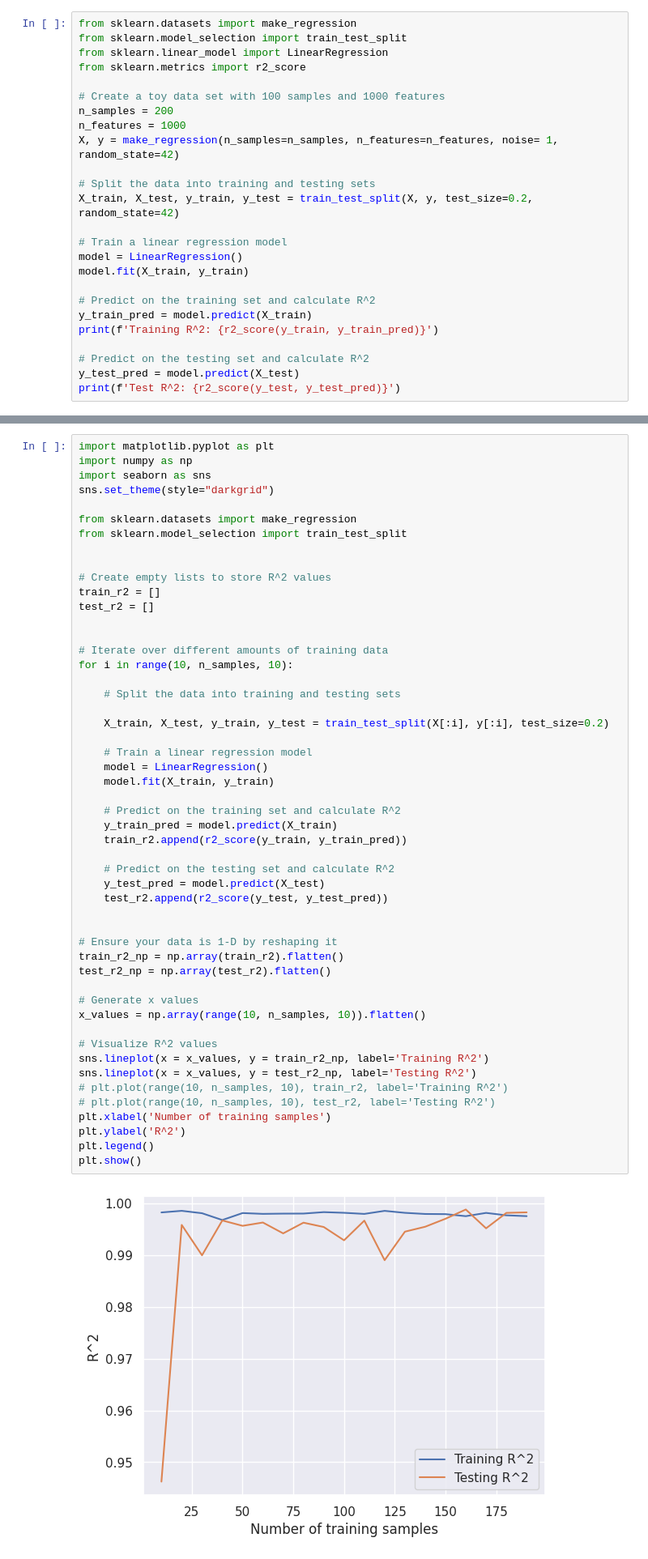
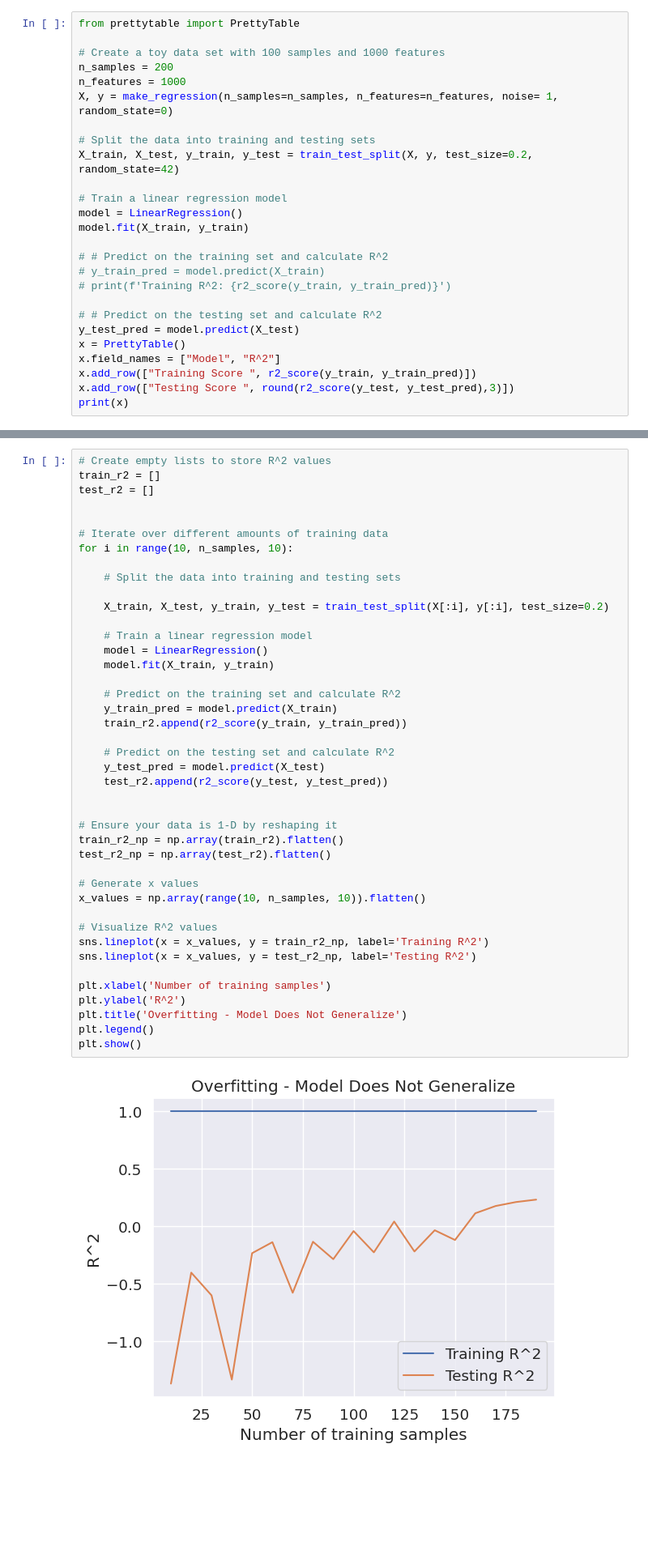
Before and after one commit to JD-DS/R_2_Example, a Jupyter notebook: scratch.ipynb, the cells around one changed output, grey strips where cells are left out. Shown at 81% size. Drawn from its saved outputs; the diff is of its cells as text; blank space fills up the shorter version.

```diff
--- a/scratch.ipynb
+++ b/scratch.ipynb
@@ -1,13 +22,10 @@
 # %%
-from sklearn.datasets import make_regression
-from sklearn.model_selection import train_test_split
-from sklearn.linear_model import LinearRegression
-from sklearn.metrics import r2_score
+from prettytable import PrettyTable
 
 # Create a toy data set with 100 samples and 1000 features
 n_samples = 200
 n_features = 1000
-X, y = make_regression(n_samples=n_samples, n_features=n_features, noise= 1, random_state=42)
+X, y = make_regression(n_samples=n_samples, n_features=n_features, noise= 1, random_state=0)
 
 # Split the data into training and testing sets
 X_train, X_test, y_train, y_test = train_test_split(X, y, test_size=0.2, random_state=42)
@@ -16,11 +34,15 @@ X_train, X_test, y_train, y_test = train_test_split(X, y, test_size=0.2, random_
 model = LinearRegression()
 model.fit(X_train, y_train)
 
-# Predict on the training set and calculate R^2
-y_train_pred = model.predict(X_train)
-print(f'Training R^2: {r2_score(y_train, y_train_pred)}')
+# # Predict on the training set and calculate R^2
+# y_train_pred = model.predict(X_train)
+# print(f'Training R^2: {r2_score(y_train, y_train_pred)}')
 
-# Predict on the testing set and calculate R^2
+# # Predict on the testing set and calculate R^2
 y_test_pred = model.predict(X_test)
-print(f'Test R^2: {r2_score(y_test, y_test_pred)}')
+x = PrettyTable()
+x.field_names = ["Model", "R^2"]
+x.add_row(["Training Score ", r2_score(y_train, y_train_pred)])
+x.add_row(["Testing Score ", round(r2_score(y_test, y_test_pred),3)])
+print(x)
 # %% [output]
@@ -29,13 +55,4 @@ Test R^2: 0.20872410431565258
 # %%
-import matplotlib.pyplot as plt
-import numpy as np
-import seaborn as sns
-sns.set_theme(style="darkgrid")
-
-from sklearn.datasets import make_regression
-from sklearn.model_selection import train_test_split
-
-
 # Create empty lists to store R^2 values
 train_r2 = []
 test_r2 = []
@@ -49,34 +66,34 @@ for i in range(10, n_samples, 10):
     X_train, X_test, y_train, y_test = train_test_split(X[:i], y[:i], test_size=0.2)
 
     # Train a linear regression model
     model = LinearRegression()
     model.fit(X_train, y_train)
 
     # Predict on the training set and calculate R^2
     y_train_pred = model.predict(X_train)
     train_r2.append(r2_score(y_train, y_train_pred))
 
     # Predict on the testing set and calculate R^2
     y_test_pred = model.predict(X_test)
     test_r2.append(r2_score(y_test, y_test_pred))
 
 
 # Ensure your data is 1-D by reshaping it
 train_r2_np = np.array(train_r2).flatten()
 test_r2_np = np.array(test_r2).flatten()
 
 # Generate x values
 x_values = np.array(range(10, n_samples, 10)).flatten()
 
 # Visualize R^2 values
 sns.lineplot(x = x_values, y = train_r2_np, label='Training R^2')
 sns.lineplot(x = x_values, y = test_r2_np, label='Testing R^2')
-# plt.plot(range(10, n_samples, 10), train_r2, label='Training R^2')
-# plt.plot(range(10, n_samples, 10), test_r2, label='Testing R^2')
+
 plt.xlabel('Number of training samples')
 plt.ylabel('R^2')
+plt.title('Overfitting - Model Does Not Generalize')
 plt.legend()
 plt.show()
 # %% [output]
-[figure, old version]
+[figure, new version]
 # %%
```
Also changed, not shown: parts of 10 cells of this notebook.
